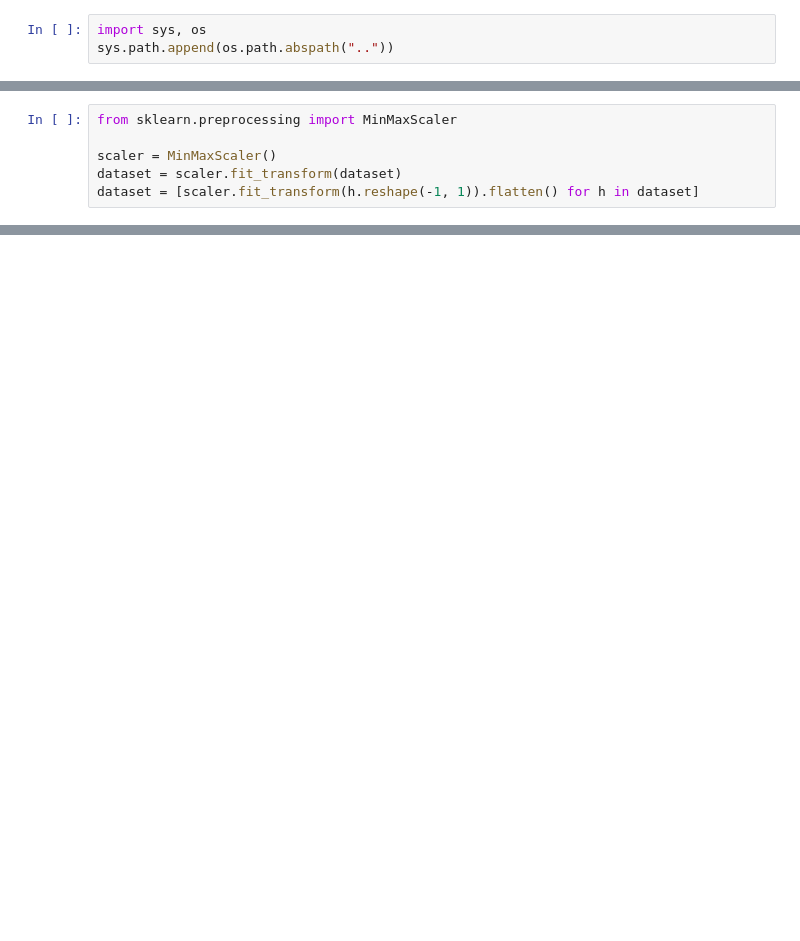
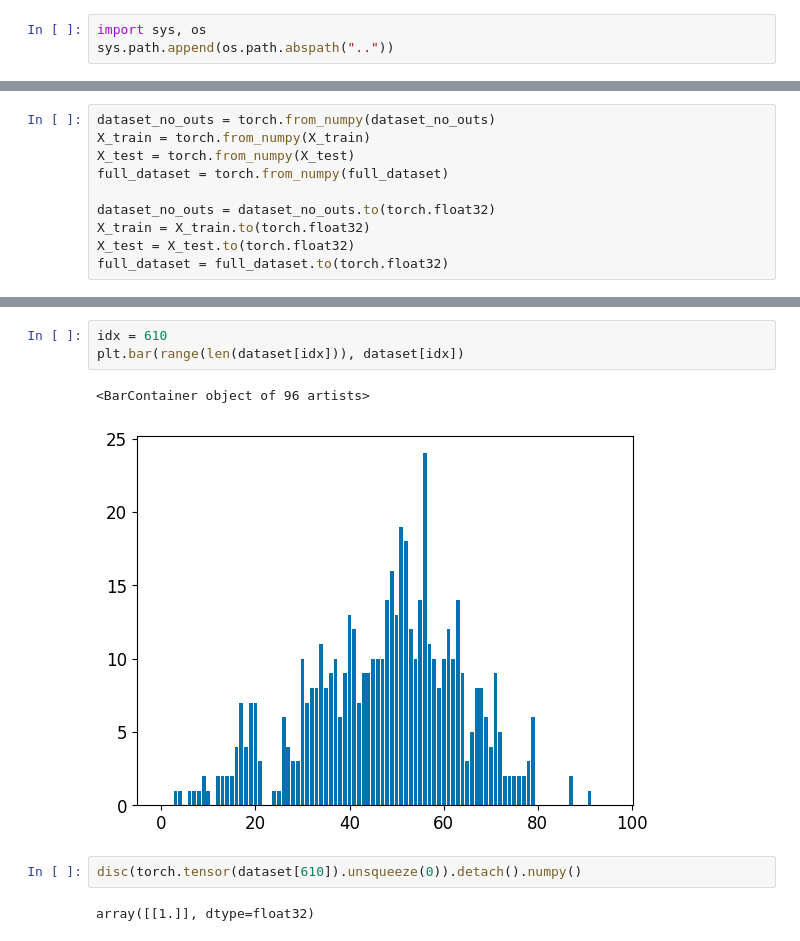
Before and after one commit to jHrdy/vyzkumak, a Jupyter notebook: GANs/gan.ipynb, the cells around one changed output, grey strips where cells are left out. Drawn from its saved outputs; the diff is of its cells as text; blank space fills up the shorter version.

```diff
--- a/GANs/gan.ipynb
+++ b/GANs/gan.ipynb
@@ -23,6 +42,10 @@ point_dim = len(dataset[0])
 # %%
-from sklearn.preprocessing import MinMaxScaler
+dataset_no_outs = torch.from_numpy(dataset_no_outs)
+X_train = torch.from_numpy(X_train)
+X_test = torch.from_numpy(X_test)
+full_dataset = torch.from_numpy(full_dataset)
 
-scaler = MinMaxScaler()
-dataset = scaler.fit_transform(dataset)
-dataset = [scaler.fit_transform(h.reshape(-1, 1)).flatten() for h in dataset]
+dataset_no_outs = dataset_no_outs.to(torch.float32)
+X_train = X_train.to(torch.float32)
+X_test = X_test.to(torch.float32)
+full_dataset = full_dataset.to(torch.float32)
@@ -238,0 +266,10 @@ scores.index(max(scores))
+# %%
+idx = 610
+plt.bar(range(len(dataset[idx])), dataset[idx])
+# %% [output]
+<BarContainer object of 96 artists>
+[figure, added]
+# %%
+disc(torch.tensor(dataset[610]).unsqueeze(0)).detach().numpy()
+# %% [output]
+array([[1.]], dtype=float32)
```
Also changed, not shown: parts of 23 cells of this notebook, 12 other files.
